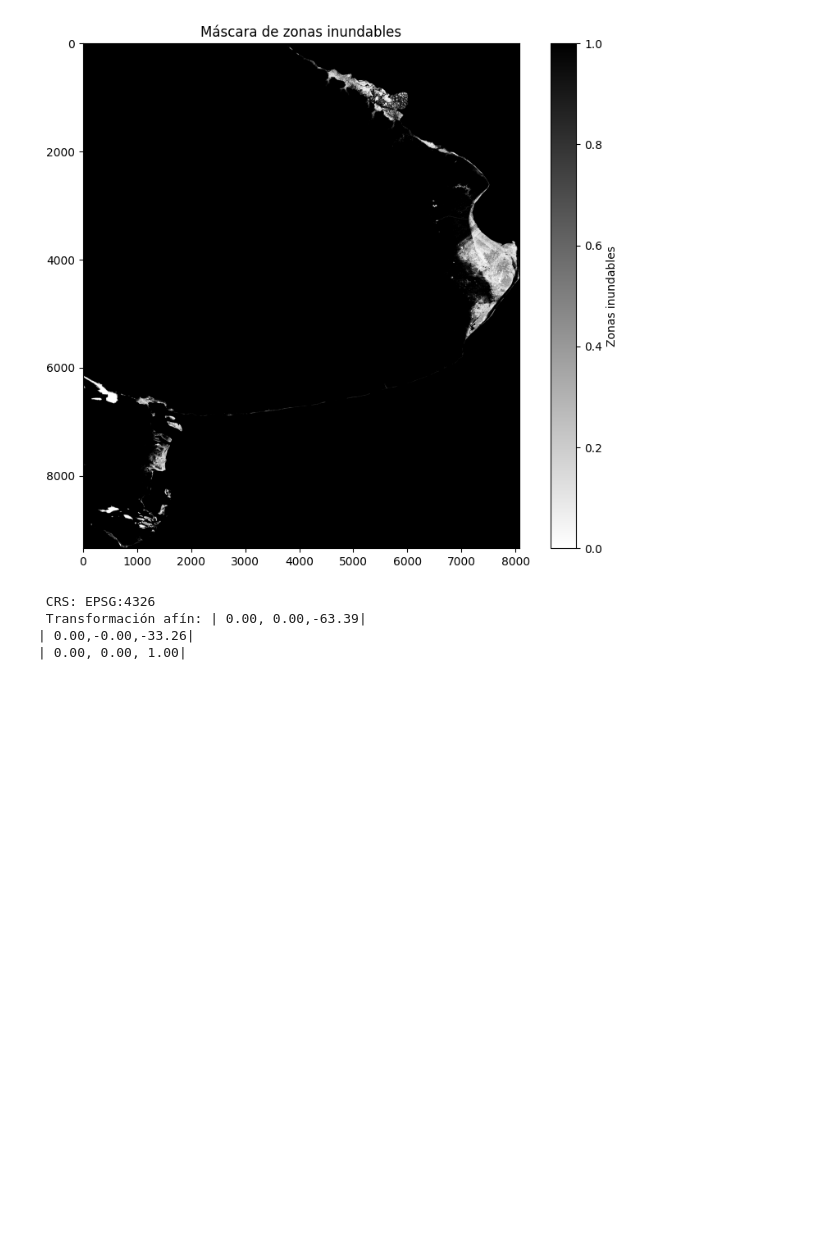
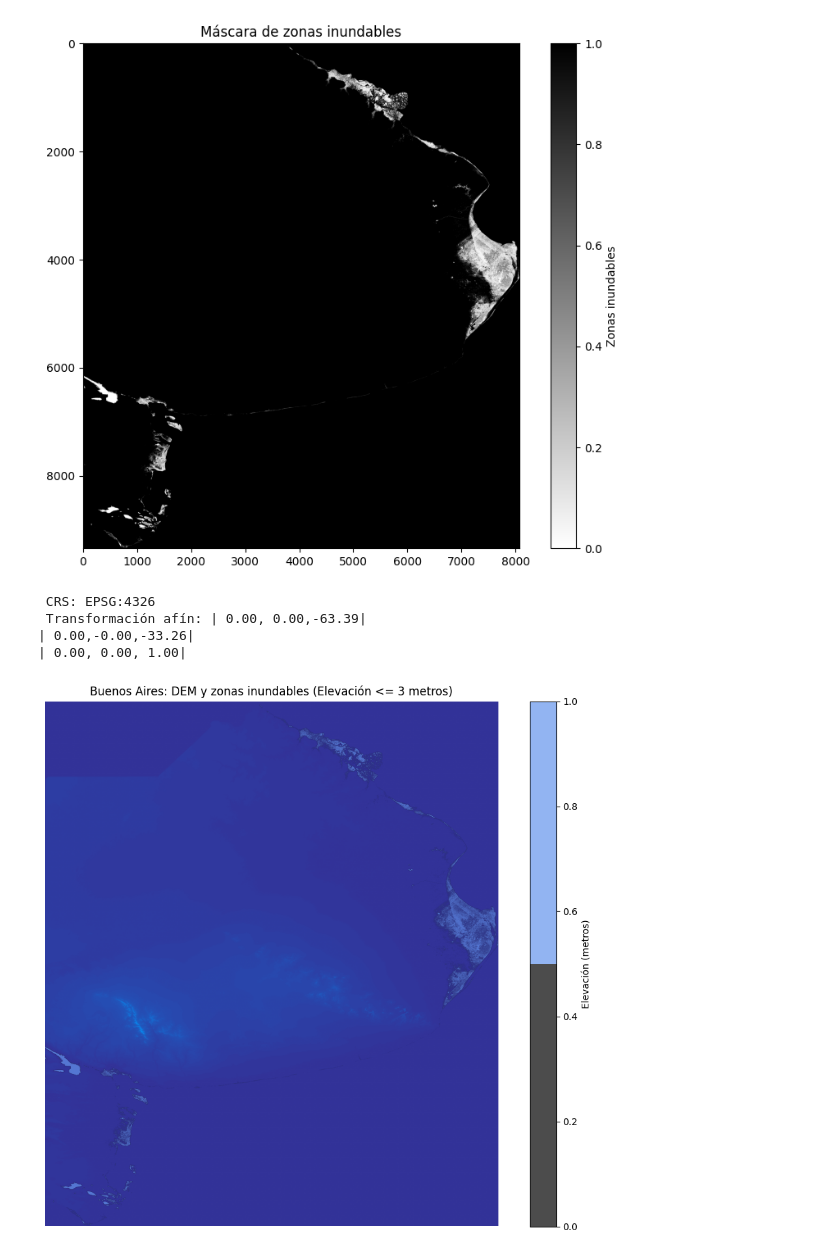
Before and after one commit to andreasoledadguerra/bs_as_flood, a Jupyter notebook: flood_notebook.ipynb, the cells around one changed output. Saved outputs shown, nothing was run; the diff lists cells and outputs as text; code cells hidden in the pictures; blank space fills up the shorter version.

Commit message:
refactor : updating plt.imshow() from image_bsas and mask

```diff
--- a/flood_notebook.ipynb
+++ b/flood_notebook.ipynb
@@ -83,15 +83,44 @@ print(" Transformación afín:", profile['transform'])
 colors = ['none', 'blue'] # 0: transparente, 1:azul
 agua = ListedColormap(colors)
 # %%
+# Se carga imagen base y se crea máscara
 with rasterio.open('bsas.tif') as src:
     image_bsas = src.read(1) #se lee la primera banda de datos
-    profile_bsas = src.profile
+    profile_bsas = src.profile.copy()
 
-# se crea la figura
+
+    # se crea máscara ( 1 = zonas inudables, 0 = resto)
+    mask = np.where(
+        (image_bsas <= 3) & (image_bsas != src.nodata), 1, 0
+    ).astype('uint8')
+
+# Guardar máscara
+profile_bsas.update(dtype='uint8', nodata=0)
+with rasterio.open('mask.tif', 'w', **profile) as dst:
+    dst.write(mask, 1)
+
+#  Se crea una paleta de colores específica
+colors = ['none', 'cornflowerblue'] # 0: transparente, 1:azul
+cmap_agua = ListedColormap(colors)
+
+# Se crea la figura
+
+# Se plotea el DEM (imagen base)
 plt.figure(figsize=(12, 10))
-plt.imshow(image_bsas, cmap='gray')
-plt.imsho(image_bsas, cmap='summer', alpha=0.5) #alpha=0.5 para transparencia
-plt.imshow(mask, cmap=agua, vmin=0, vmin=1)
-plt.colorbar(label= 'Elevación (metros)', orientation= 'vertical')
-plt.title('Buenos Aires: imagen base, DEM y zonas inundables')
+plt.imshow(image_bsas,
+            cmap='terrain',
+            vmin=0, #valor mínimo de elevación
+            vmax=8000)
+
+# Se superpone la máscara de agua
+plt.imshow(mask, cmap=cmap_agua,
+           vmin=0,
+           vmax=1,
+           alpha=0.7) #transparencia del azul
+
+plt.colorbar(label= 'Elevación (metros)')
+plt.title('Buenos Aires: DEM y zonas inundables (Elevación <= 3 metros)')
+plt.axis('off')
 plt.show()
+# %% [output]
+[figure, added]
```
